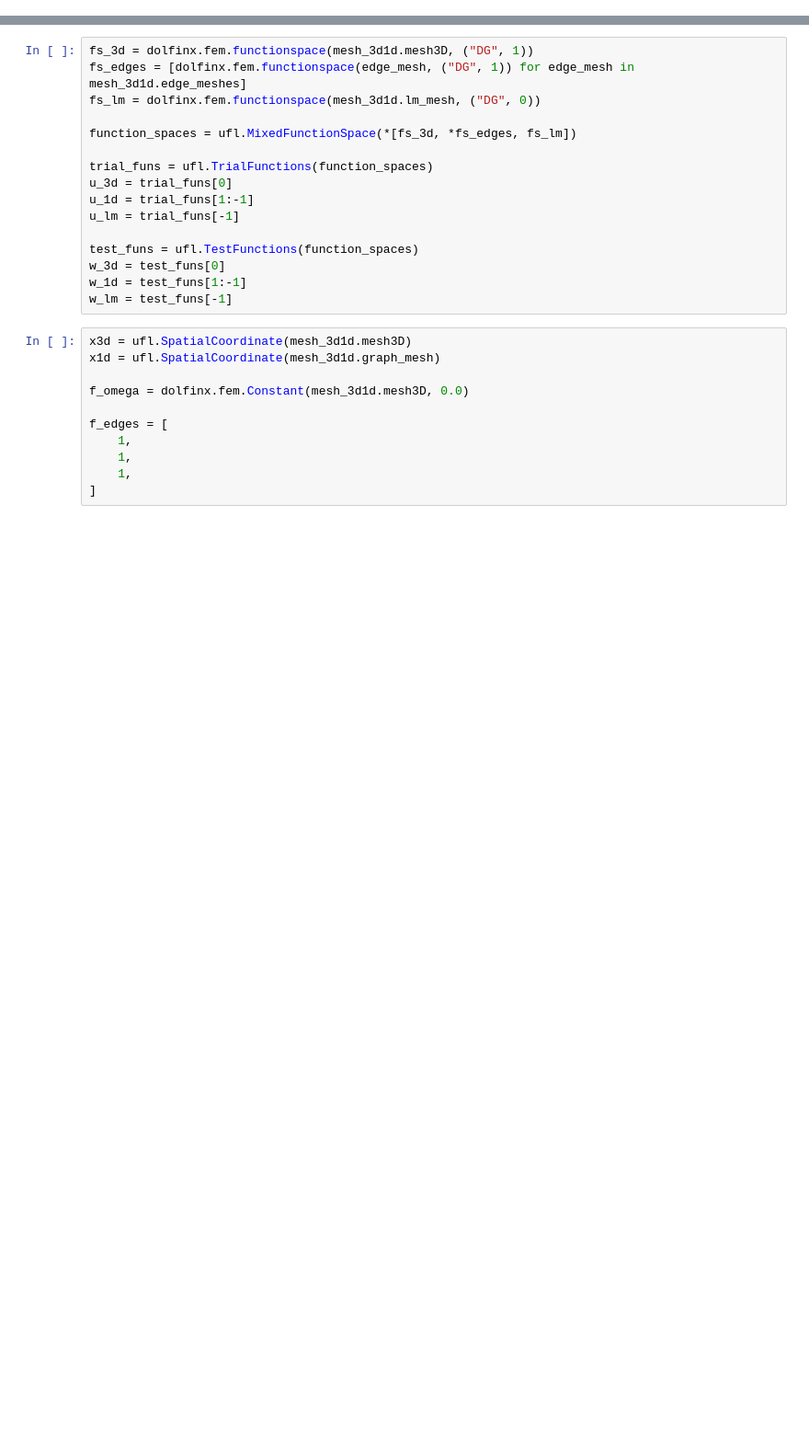
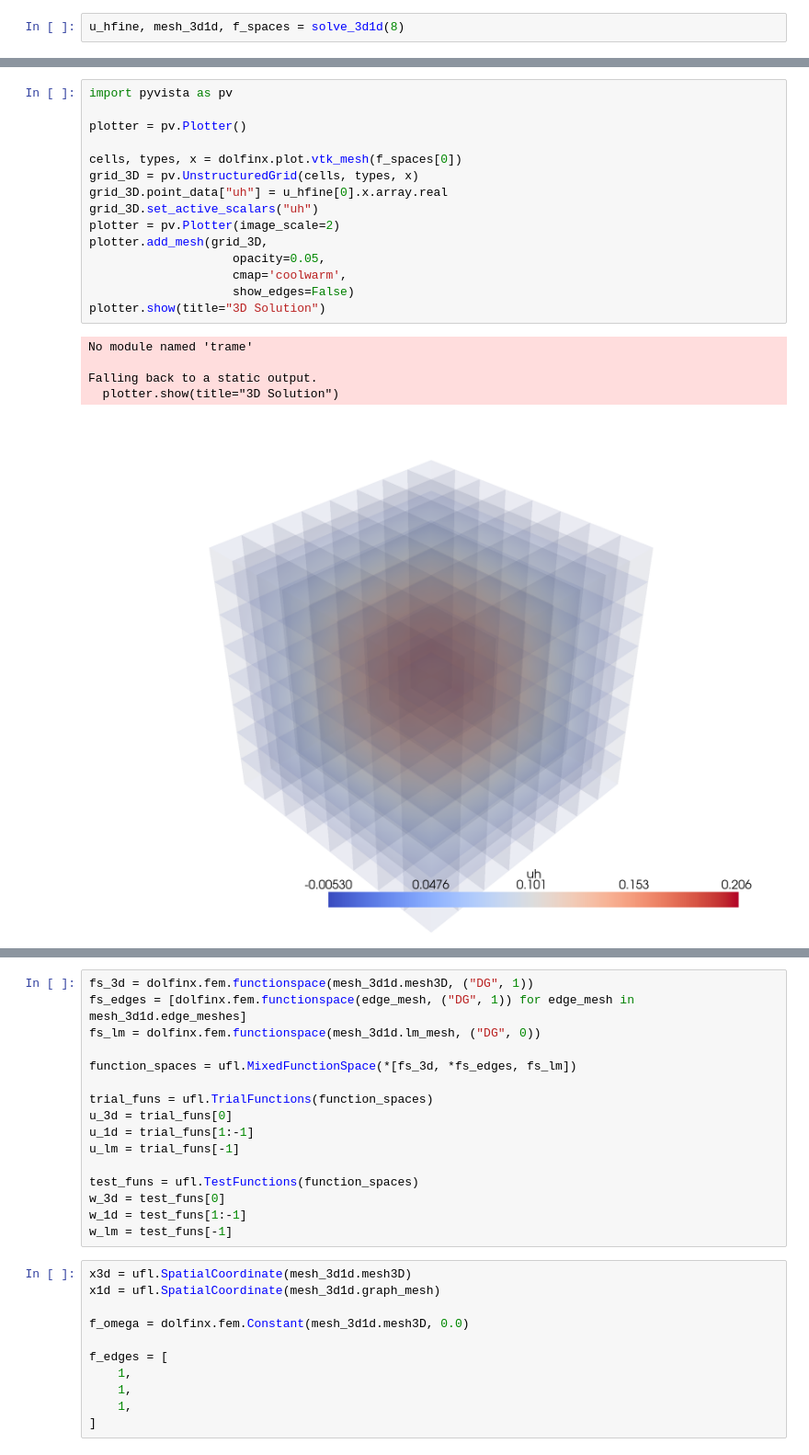
Before and after one commit to NickSlugg/LagrangeMultiplierNetworkDG, a Jupyter notebook: EllipticGraphProb/y_bifurc_3d1d.ipynb, the cells around one changed output, grey strips where cells are left out. Shown at 92% size. Cells and saved outputs as stored; diff of their text form; blank space fills up the shorter version.

Commit message:
fixed 3d1d solution

```diff
--- a/EllipticGraphProb/y_bifurc_3d1d.ipynb
+++ b/EllipticGraphProb/y_bifurc_3d1d.ipynb
@@ -13,0 +279,2 @@ from mesh3d1d import MeshData, Mesh3D1D
+# %%
+u_hfine, mesh_3d1d, f_spaces = solve_3d1d(8)
@@ -13,0 +329,21 @@ from mesh3d1d import MeshData, Mesh3D1D
+# %%
+import pyvista as pv
+
+plotter = pv.Plotter()
+
+cells, types, x = dolfinx.plot.vtk_mesh(f_spaces[0])
+grid_3D = pv.UnstructuredGrid(cells, types, x)
+grid_3D.point_data["uh"] = u_hfine[0].x.array.real
+grid_3D.set_active_scalars("uh")
+plotter = pv.Plotter(image_scale=2)
+plotter.add_mesh(grid_3D,
+                    opacity=0.05,
+                    cmap='coolwarm',
+                    show_edges=False)
+plotter.show(title="3D Solution")
+# %% [output]
+No module named 'trame'
+
+Falling back to a static output.
+  plotter.show(title="3D Solution")
+[figure, added]
```
Also changed, not shown: parts of 13 cells of this notebook, 2 other files.
